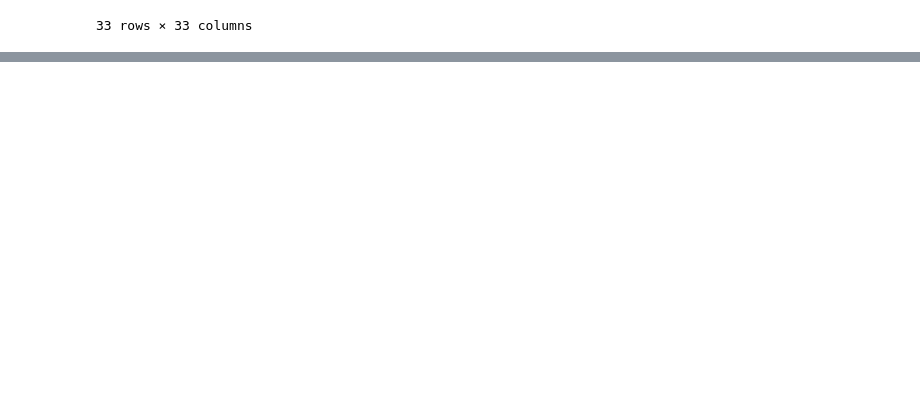
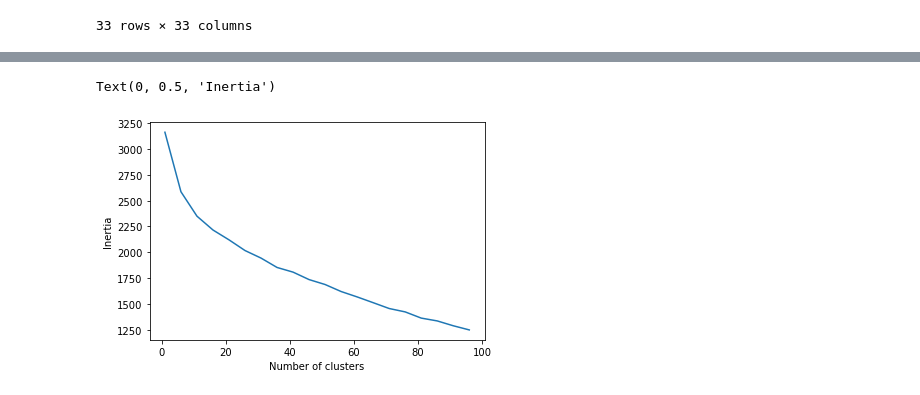
Before and after one commit to luizfysouza/SD201, a Jupyter notebook: Untitled.ipynb, the cells around one changed output, grey strips where cells are left out. Drawn from its saved outputs; the diff is of its cells as text; code cells hidden in the pictures; blank space fills up the shorter version.

Commit message:
clustering

```diff
--- a/Untitled.ipynb
+++ b/Untitled.ipynb
@@ -100,0 +124,12 @@ corr
+# %%
+from sklearn.preprocessing import MinMaxScaler, OneHotEncoder
+from sklearn.cluster import KMeans
+from matplotlib import pyplot as plt
+from sklearn.decomposition import PCA
+
+norm_data = pd.get_dummies(data)
+print(norm_data.head())
+
+scaler = MinMaxScaler()
+scaler.fit(norm_data)
+norm_data = scaler.transform(norm_data)
@@ -100,0 +154,16 @@ corr
+# %%
+max_clusters = 100
+step = 5
+inertia = []
+
+for n_clusters in range(1,max_clusters+1, step):
+    km = KMeans(n_clusters=n_clusters, init='k-means++')
+    km.fit(norm_data)
+    inertia.append(km.inertia_)
+
+plt.plot(np.arange(1, max_clusters+1, step), inertia)
+plt.xlabel('Number of clusters')
+plt.ylabel('Inertia')
+# %% [output]
+Text(0, 0.5, 'Inertia')
+[figure, added]
```
Also changed, not shown: parts of 6 cells of this notebook, 2 other files.
